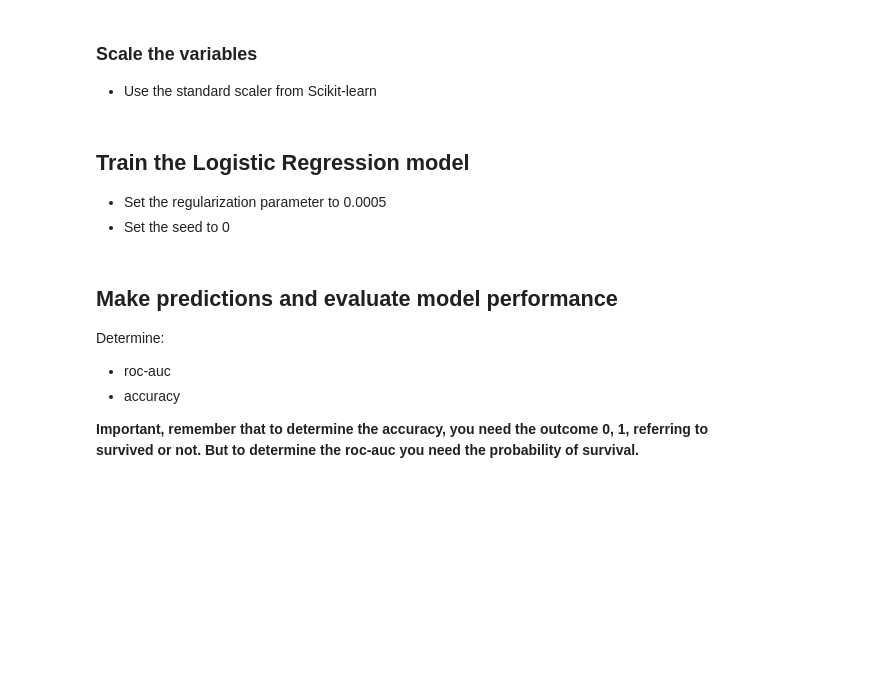
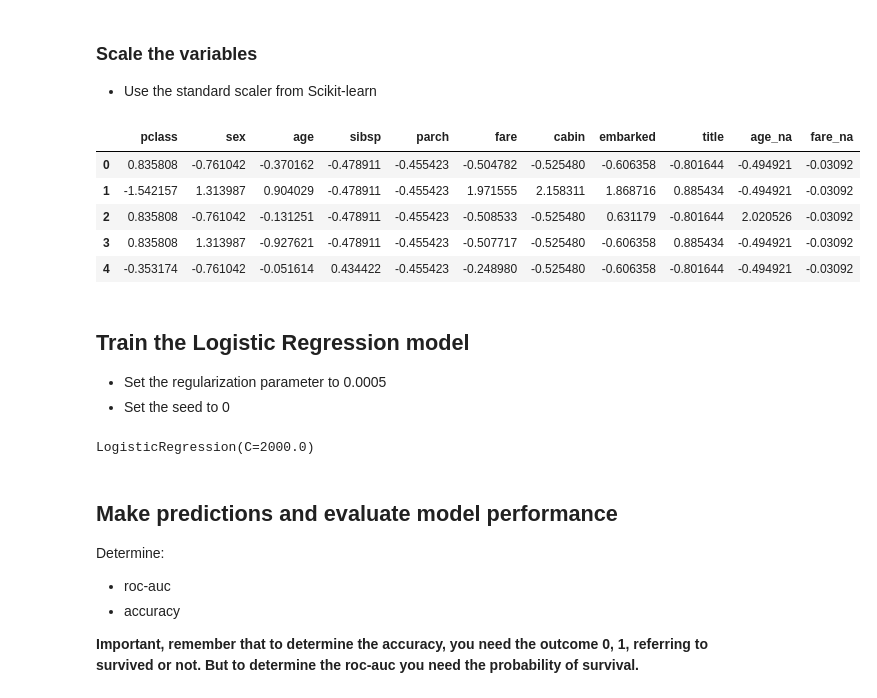
Before and after one commit to rohan1feb/MLOps, a Jupyter notebook: Session_3_ML_Pipeline/titanic-assignment/01-predicting-survival-titanic-assignement.ipynb, the cells around one changed output. Cells and saved outputs as stored; diff of their text form; code cells hidden in the pictures; blank space fills up the shorter version.

```diff
--- a/Session_3_ML_Pipeline/titanic-assignment/01-predicting-survival-titanic-assignement.ipynb
+++ b/Session_3_ML_Pipeline/titanic-assignment/01-predicting-survival-titanic-assignement.ipynb
@@ -247,11 +296,31 @@ dtype: int64
 ### Scale the variables
 
 - Use the standard scaler from Scikit-learn
+# %%
+scaler = StandardScaler()
+scaler.fit(X_train)
+
+X_train = pd.DataFrame(scaler.transform(X_train), columns=X_train.columns)
+X_test = pd.DataFrame(scaler.transform(X_test), columns=X_test.columns)
+
+X_train.head()
+# %% [output]
+|  | pclass | sex | age | sibsp | parch | fare | cabin | embarked | title | age_na | fare_na |
+| 0 | 0.835808 | -0.761042 | -0.370162 | -0.478911 | -0.455423 | -0.504782 | -0.525480 | -0.606358 | -0.801644 | -0.494921 | -0.03092 |
+| 1 | -1.542157 | 1.313987 | 0.904029 | -0.478911 | -0.455423 | 1.971555 | 2.158311 | 1.868716 | 0.885434 | -0.494921 | -0.03092 |
+| 2 | 0.835808 | -0.761042 | -0.131251 | -0.478911 | -0.455423 | -0.508533 | -0.525480 | 0.631179 | -0.801644 | 2.020526 | -0.03092 |
+| 3 | 0.835808 | 1.313987 | -0.927621 | -0.478911 | -0.455423 | -0.507717 | -0.525480 | -0.606358 | 0.885434 | -0.494921 | -0.03092 |
+| 4 | -0.353174 | -0.761042 | -0.051614 | 0.434422 | -0.455423 | -0.248980 | -0.525480 | -0.606358 | -0.801644 | -0.494921 | -0.03092 |
 # %% [markdown]
 ## Train the Logistic Regression model
 
 - Set the regularization parameter to 0.0005
 - Set the seed to 0
+# %%
+logit = LogisticRegression(penalty='l2', C=1/0.0005)
+logit.fit(X_train, y_train)
+# %% [output]
+LogisticRegression(C=2000.0)
 # %% [markdown]
 ## Make predictions and evaluate model performance
 
```
Also changed, not shown: parts of 10 cells of this notebook, 1 other file.
